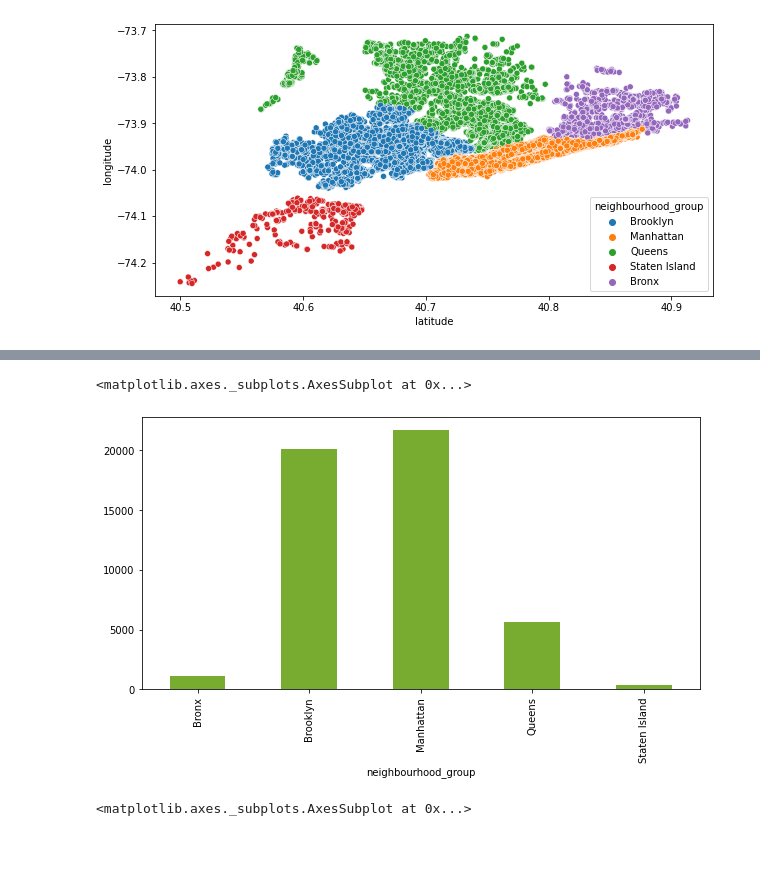
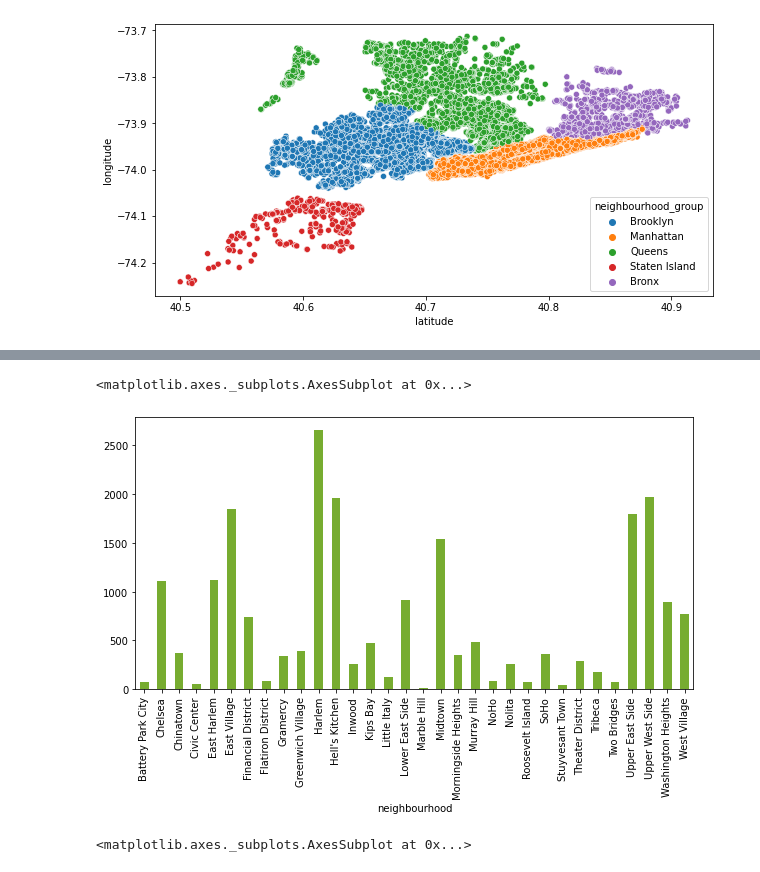
Before and after one commit to VaideswarReddy/Airbnb_data_analysis, a Jupyter notebook: Vaideswar_Reddy_Team_4_Capstone_Project.ipynb, the cells around one changed output, grey strips where cells are left out. Drawn from its saved outputs; the diff is of its cells as text; code cells hidden in the pictures.

```diff
--- a/Vaideswar_Reddy_Team_4_Capstone_Project.ipynb
+++ b/Vaideswar_Reddy_Team_4_Capstone_Project.ipynb
@@ -179,0 +222,8 @@ sns.scatterplot(x=df.latitude,y=df.longitude,hue=df.neighbourhood_group,)
+# %%
+df_1=df[df['neighbourhood_group']=='Manhattan']
+listings1=df_1['room_type'].value_counts()
+plt.figure(figsize=(10,5))
+listings1.plot(kind='bar')
+plt.title(label='Room type in Manhattan')
+plt.xlabel(xlabel='Room Type')
+plt.ylabel(ylabel='Number of rooms')
@@ -180,11 +233,10 @@ sns.scatterplot(x=df.latitude,y=df.longitude,hue=df.neighbourhood_group,)
 # %%
 plt.figure(figsize=(10,5))
-listings = new_df.groupby(['neighbourhood_group'])['calculated_host_listings_count'].count()
+listings = df_1.groupby(['neighbourhood'])['name'].count()
 listings.plot(kind='bar',color=[0.4660, 0.6740, 0.1880])
-# listings.set_title('Listings spread across neighbourhood_groups')
 # %% [output]
 <matplotlib.axes._subplots.AxesSubplot at 0x...>
-[figure, old version]
+[figure, new version]
 # %%
 plt.figure(figsize=(10,5))
 prices_in_neighbourhood_group=new_df.groupby(['neighbourhood_group'])['price'].mean()
```
Also changed, not shown: parts of 20 cells of this notebook.
